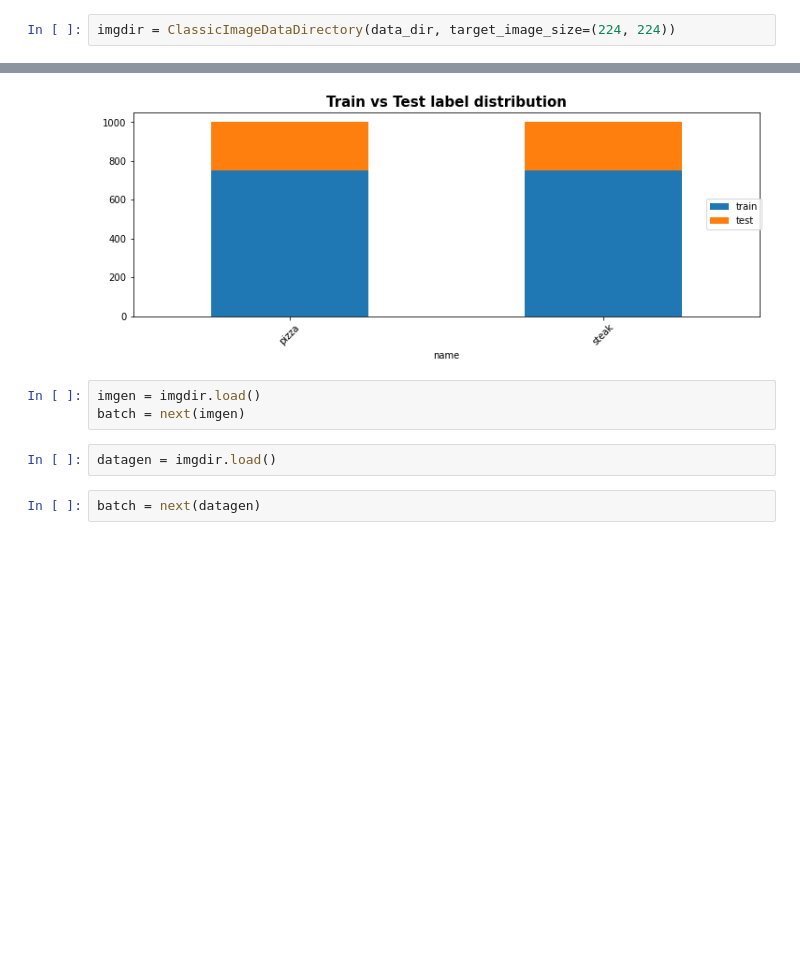
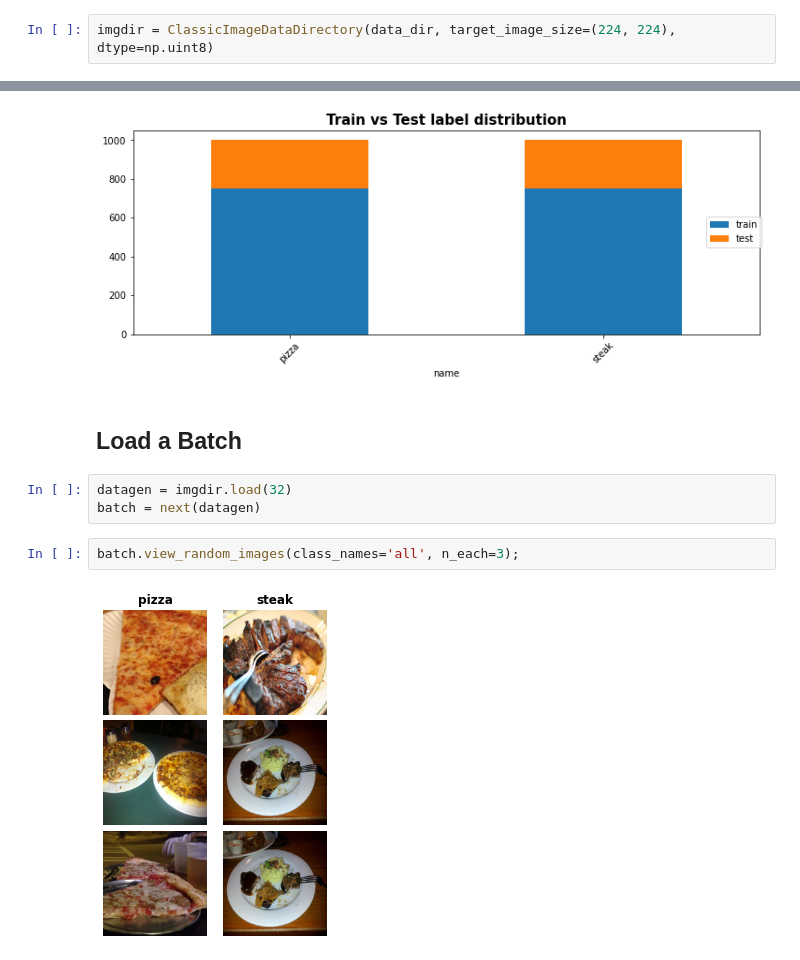
Before and after one commit to abhi8893/tensorflow-deep-learning-mrdbourke, a Jupyter notebook: notebooks/03A-Pizza-Steak-Image-Classification.ipynb, the cells around one changed output, grey strips where cells are left out. Saved outputs shown, nothing was run; the diff lists cells and outputs as text; blank space fills up the shorter version.

Commit message:
relates#27; updated Notebook 03A - data aug, CNN Model info, TinyVGG

```diff
--- a/notebooks/03A-Pizza-Steak-Image-Classification.ipynb
+++ b/notebooks/03A-Pizza-Steak-Image-Classification.ipynb
@@ -52,4 +56,4 @@ data_dir = '../data/pizza_steak/'
 subsets = ['train', 'test']
 class_names = ['pizza', 'steak']
 # %%
-imgdir = ClassicImageDataDirectory(data_dir, target_image_size=(224, 224))
+imgdir = ClassicImageDataDirectory(data_dir, target_image_size=(224, 224), dtype=np.uint8)
@@ -58,10 +78,12 @@ imgdir.plot_labelcounts()
 # %% [output]
 <AxesSubplot:title={'center':'Train vs Test label distribution'}, xlabel='name'>
 [figure]
+# %% [markdown]
+## Load a Batch
 # %%
-imgen = imgdir.load()
-batch = next(imgen)
+datagen = imgdir.load(32)
+batch = next(datagen)
-# %%
-datagen = imgdir.load()
-# %%
-batch = next(datagen)
+# %%
+batch.view_random_images(class_names='all', n_each=3);
+# %% [output]
+[figure, added]
```
Also changed, not shown: parts of 72 cells of this notebook.
